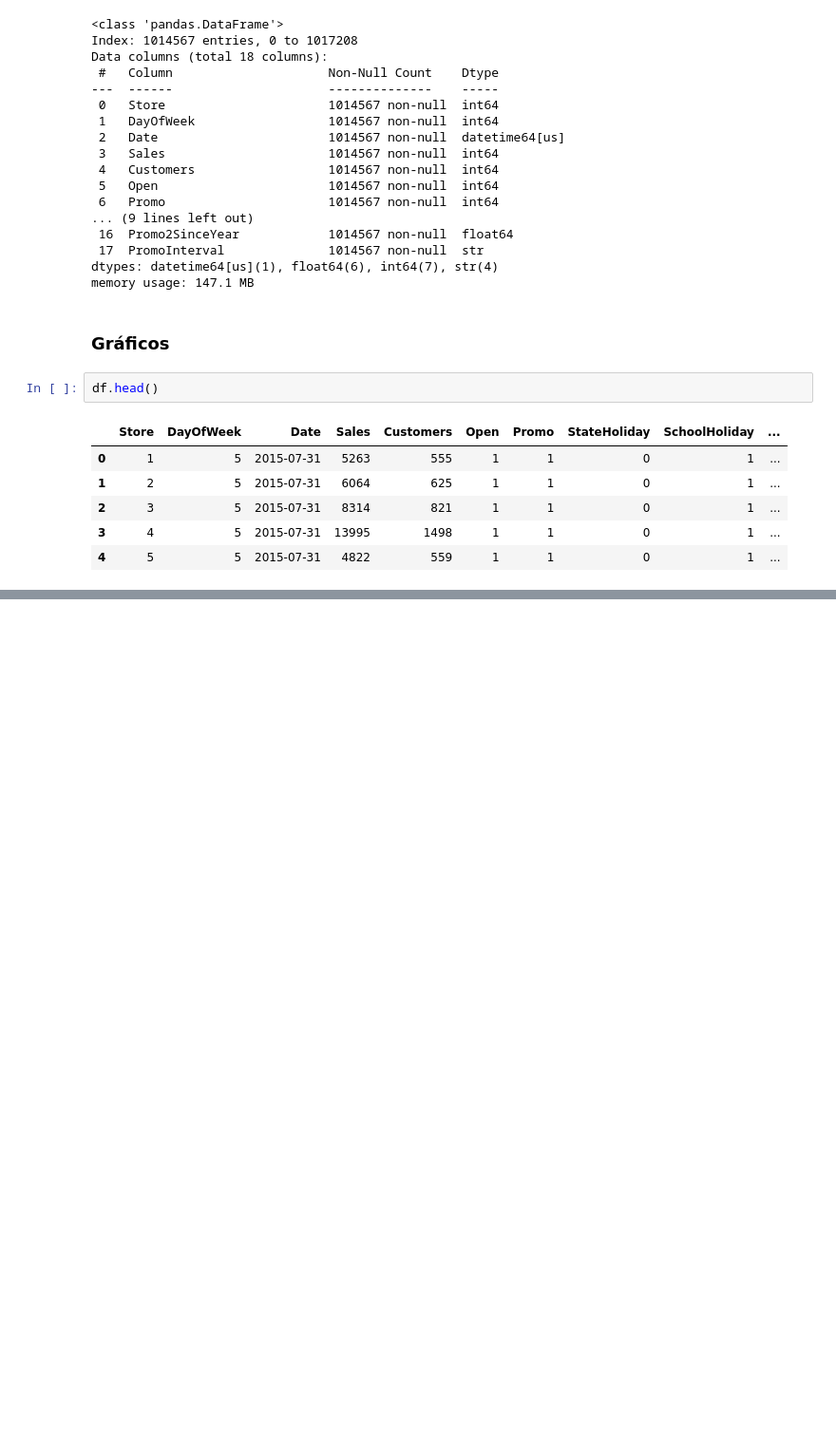
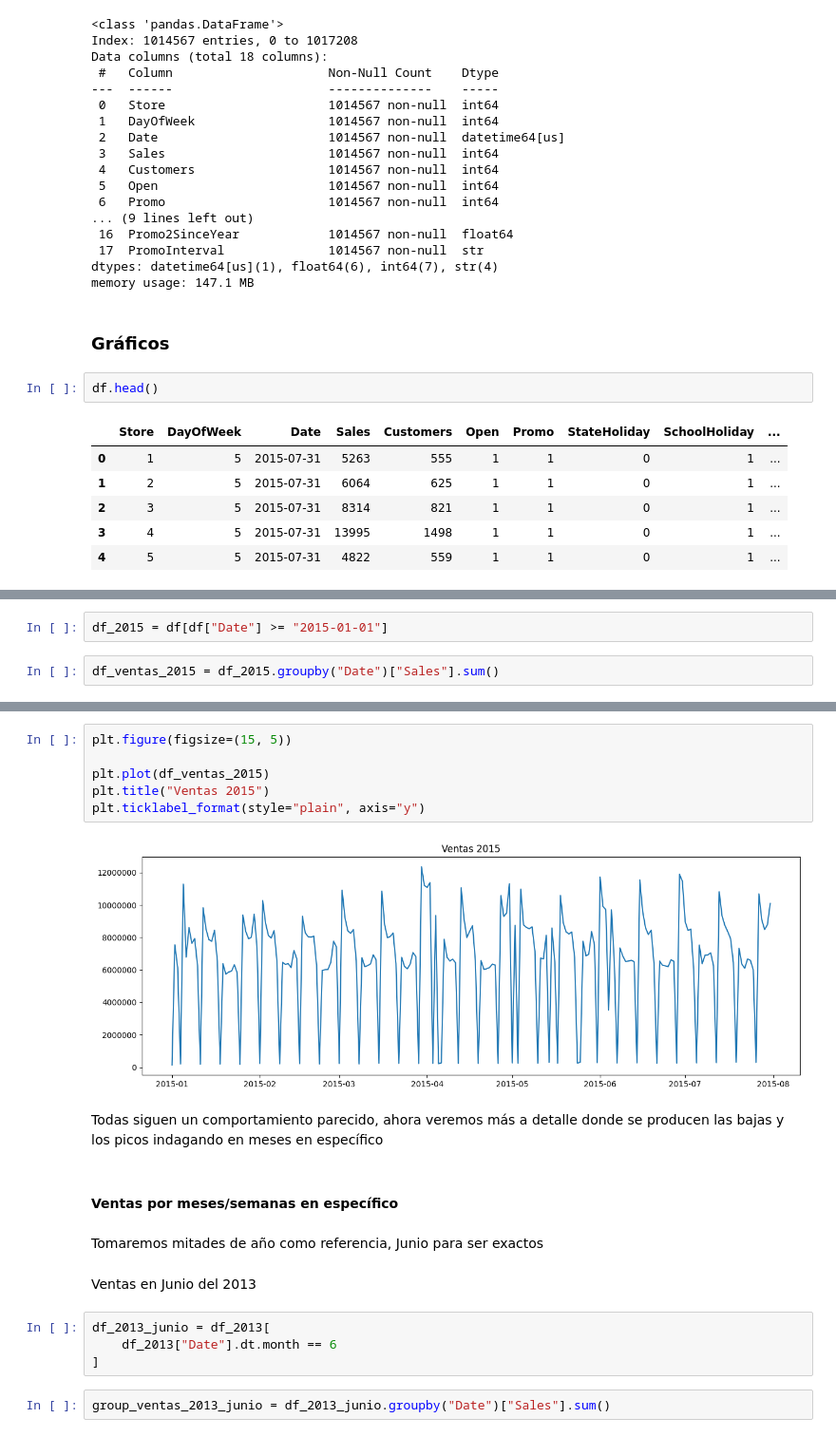
Before and after one commit to charligram/7_rossman_store_sales, a Jupyter notebook: notebooks/01_EDA.ipynb, the cells around one changed output, grey strips where cells are left out. Shown at 95% size. Cells and saved outputs as stored; diff of their text form; blank space fills up the shorter version.

```diff
--- a/notebooks/01_EDA.ipynb
+++ b/notebooks/01_EDA.ipynb
@@ -349,0 +428,4 @@ df.head()
+# %%
+df_2015 = df[df["Date"] >= "2015-01-01"]
+# %%
+df_ventas_2015 = df_2015.groupby("Date")["Sales"].sum()
@@ -349,0 +448,22 @@ df.head()
+# %%
+plt.figure(figsize=(15, 5))
+
+plt.plot(df_ventas_2015)
+plt.title("Ventas 2015")
+plt.ticklabel_format(style="plain", axis="y")
+# %% [output]
+[figure, added]
+# %% [markdown]
+Todas siguen un comportamiento parecido, ahora veremos más a detalle donde se producen las bajas y los picos indagando en meses en específico
+# %% [markdown]
+#### Ventas por meses/semanas en específico
+# %% [markdown]
+Tomaremos mitades de año como referencia, Junio para ser exactos
+# %% [markdown]
+Ventas en Junio del 2013
+# %%
+df_2013_junio = df_2013[
+    df_2013["Date"].dt.month == 6
+]
+# %%
+group_ventas_2013_junio = df_2013_junio.groupby("Date")["Sales"].sum()
```
Also changed, not shown: parts of 28 cells of this notebook.
